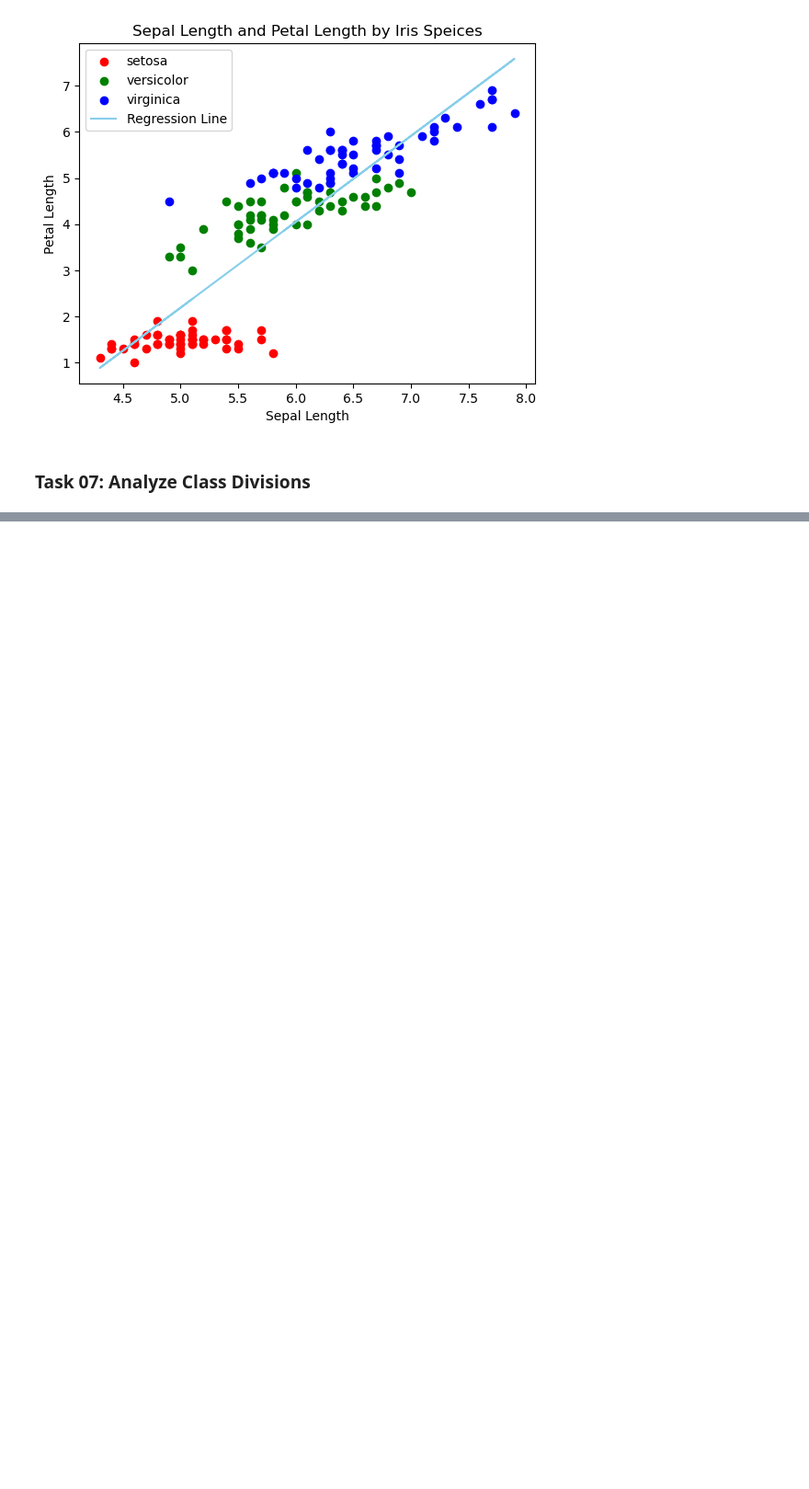
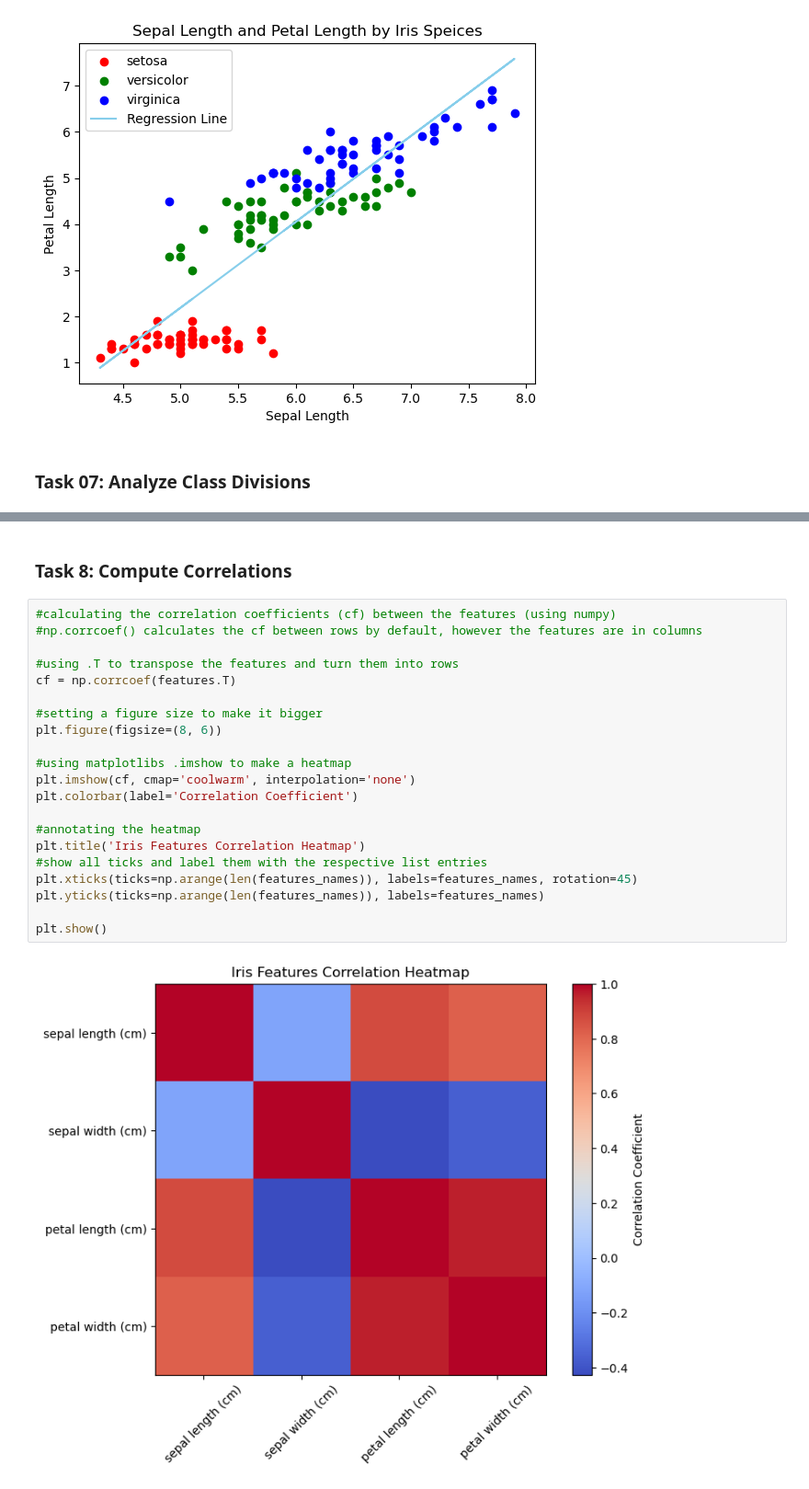
Before and after one commit to chavvy/pda-atu, a Jupyter notebook: tasks.ipynb, the cells around one changed output, grey strips where cells are left out. Shown: that part at 92% size. Saved outputs shown, nothing was run; the diff lists cells and outputs as text; blank space fills up the shorter version.

Commit message:
task 08 submission and some corrections

```diff
--- a/tasks.ipynb
+++ b/tasks.ipynb
@@ -260,0 +263,25 @@ plt.show()
+# %% [markdown]
+### **Task 8: Compute Correlations**
+# %%
+#calculating the correlation coefficients (cf) between the features (using numpy)
+#np.corrcoef() calculates the cf between rows by default, however the features are in columns
+
+#using .T to transpose the features and turn them into rows
+cf = np.corrcoef(features.T)
+
+#setting a figure size to make it bigger
+plt.figure(figsize=(8, 6))
+
+#using matplotlibs .imshow to make a heatmap
+plt.imshow(cf, cmap='coolwarm', interpolation='none')
+plt.colorbar(label='Correlation Coefficient')
+
+#annotating the heatmap
+plt.title('Iris Features Correlation Heatmap')
+#show all ticks and label them with the respective list entries
+plt.xticks(ticks=np.arange(len(features_names)), labels=features_names, rotation=45)
+plt.yticks(ticks=np.arange(len(features_names)), labels=features_names)
+
+plt.show()
+# %% [output]
+[figure, added]
```
Also changed, not shown: parts of 1 cell of this notebook.
